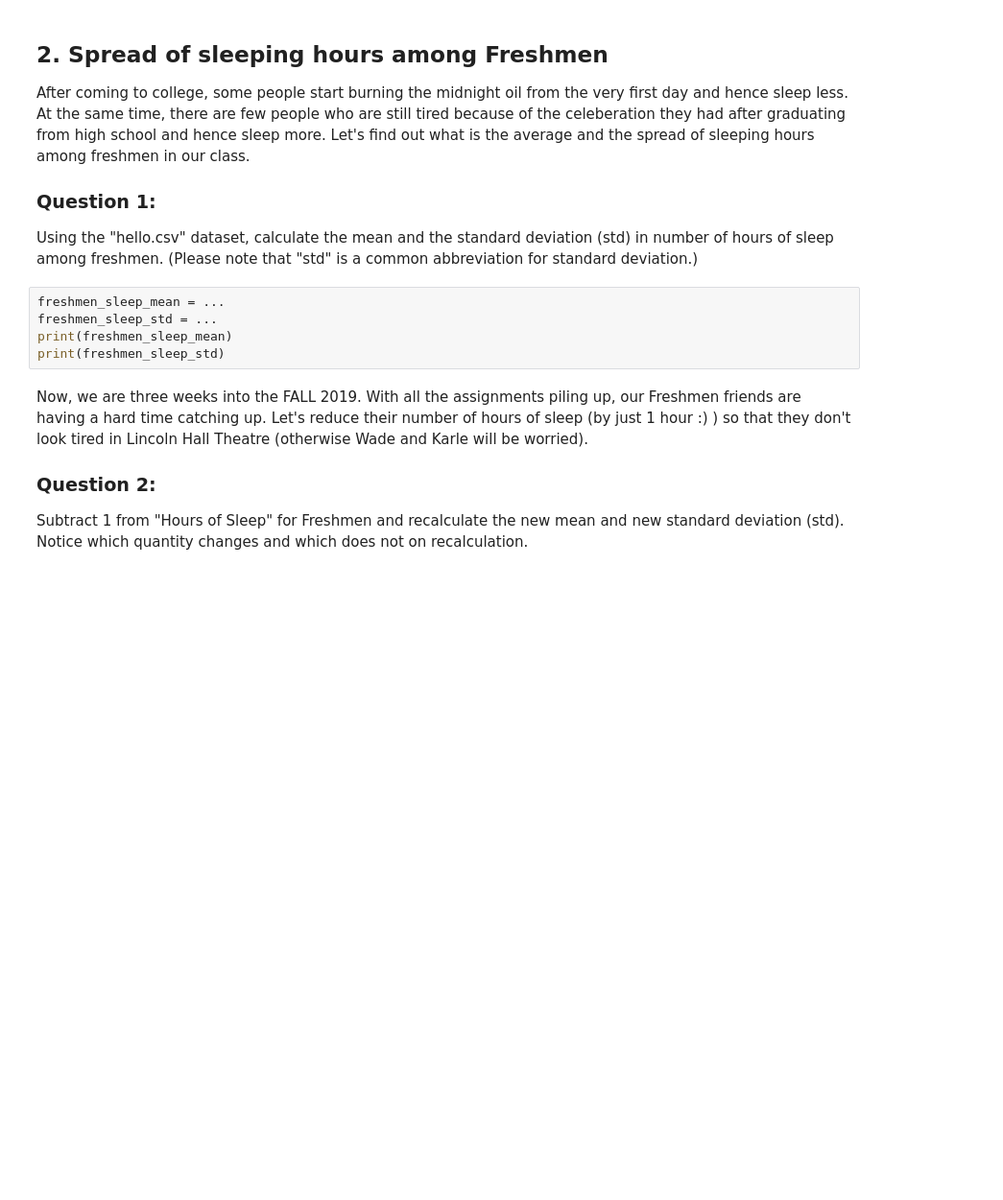
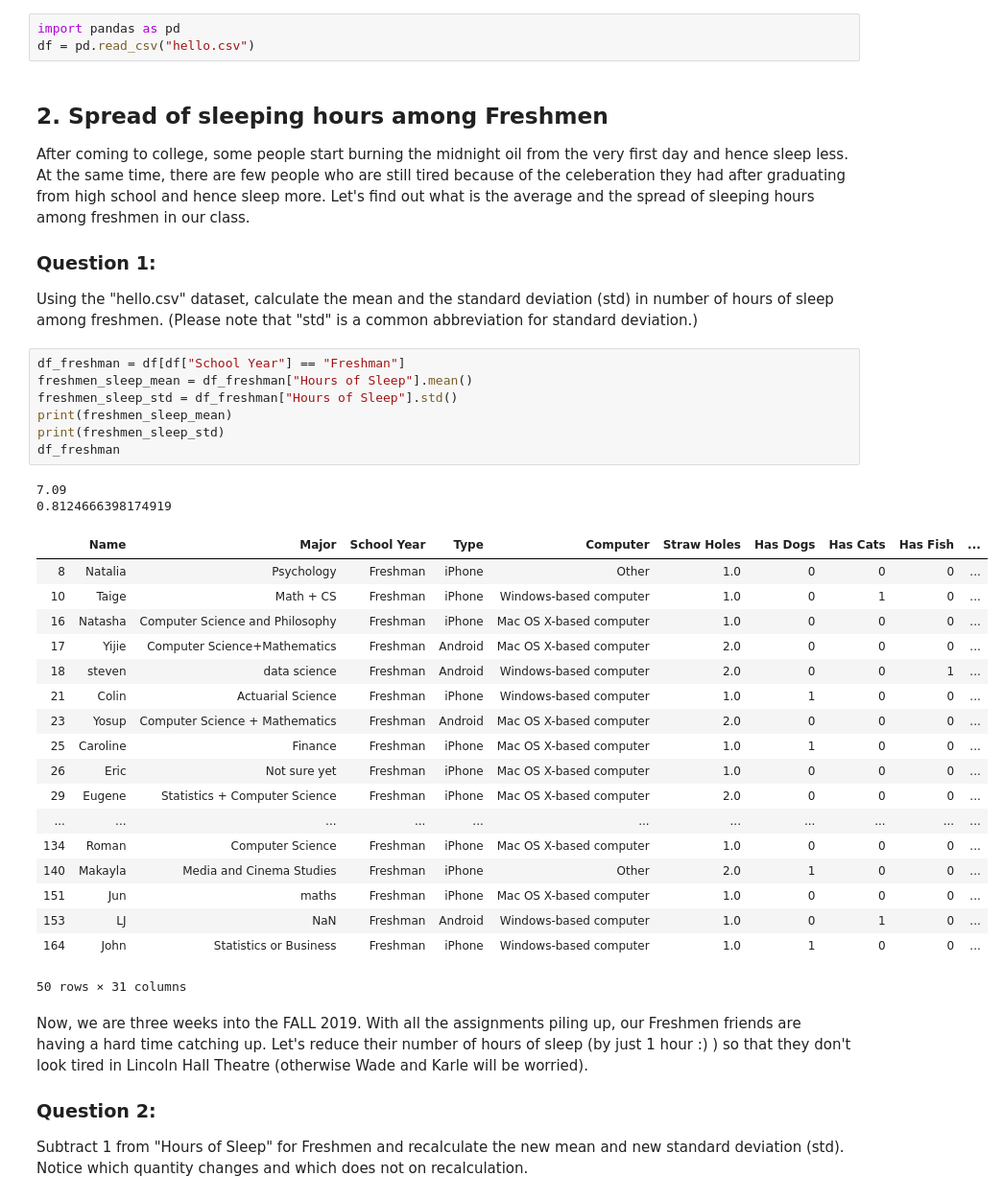
Before and after one commit to ddahiya3/data-science, a Jupyter notebook: ec8/ec8.ipynb, the cells around one changed output. Shown: that part at 96% size. Cells and saved outputs as stored; diff of their text form; blank space fills up the shorter version.

```diff
--- a/ec8/ec8.ipynb
+++ b/ec8/ec8.ipynb
@@ -10,6 +10,9 @@ This notebook is worth +1 if turned in before 11:30am on **Friday, Sept. 13** *(
 For this notebook, we will use the "Hello" dataset -- as we did in lecture -- to answer a few questions on working with columns.
 
 Using your @illinois.edu address, you can access the "Hello" dataset here: https://docs.google.com/spreadsheets/d/1LB4E89GoVi5yezEfHhopbI5BMxodSG7VvoznkaAkMAQ/edit#gid=0
+# %%
+import pandas as pd
+df = pd.read_csv("hello.csv")
 # %% [markdown]
 ## 2. Spread of sleeping hours among Freshmen
 After coming to college, some people start burning the midnight oil from the very first day and hence sleep less. At the same time, there are few people who are still tired because of the celeberation they had after graduating from high school and hence sleep more. Let's find out what is the average and the spread of sleeping hours among freshmen in our class.
@@ -17,11 +20,34 @@ After coming to college, some people start burning the midnight oil from the ver
 ### Question 1:
 Using the "hello.csv" dataset, calculate the mean and the standard deviation (std) in number of hours of sleep among freshmen.
 (Please note that "std" is a common abbreviation for standard deviation.)
-# %%
-freshmen_sleep_mean = ...
-freshmen_sleep_std = ...
-print(freshmen_sleep_mean)
-print(freshmen_sleep_std)
+# %%
+df_freshman = df[df["School Year"] == "Freshman"]
+freshmen_sleep_mean = df_freshman["Hours of Sleep"].mean()
+freshmen_sleep_std = df_freshman["Hours of Sleep"].std()
+print(freshmen_sleep_mean)
+print(freshmen_sleep_std)
+df_freshman
+# %% [output]
+7.09
+0.8124666398174919
+|  | Name | Major | School Year | Type | Computer | Straw Holes | Has Dogs | Has Cats | Has Fish | ... |
+| 8 | Natalia | Psychology | Freshman | iPhone | Other | 1.0 | 0 | 0 | 0 | ... |
+| 10 | Taige | Math + CS | Freshman | iPhone | Windows-based computer | 1.0 | 0 | 1 | 0 | ... |
+| 16 | Natasha | Computer Science and Philosophy | Freshman | iPhone | Mac OS X-based computer | 1.0 | 0 | 0 | 0 | ... |
+| 17 | Yijie | Computer Science+Mathematics | Freshman | Android | Mac OS X-based computer | 2.0 | 0 | 0 | 0 | ... |
+| 18 | steven | data science | Freshman | Android | Windows-based computer | 2.0 | 0 | 0 | 1 | ... |
+| 21 | Colin | Actuarial Science | Freshman | iPhone | Windows-based computer | 1.0 | 1 | 0 | 0 | ... |
+| 23 | Yosup | Computer Science + Mathematics | Freshman | Android | Mac OS X-based computer | 2.0 | 0 | 0 | 0 | ... |
+| 25 | Caroline | Finance | Freshman | iPhone | Mac OS X-based computer | 1.0 | 1 | 0 | 0 | ... |
+| 26 | Eric | Not sure yet | Freshman | iPhone | Mac OS X-based computer | 1.0 | 0 | 0 | 0 | ... |
+| 29 | Eugene | Statistics + Computer Science | Freshman | iPhone | Mac OS X-based computer | 2.0 | 0 | 0 | 0 | ... |
+| ... | ... | ... | ... | ... | ... | ... | ... | ... | ... | ... |
+| 134 | Roman | Computer Science | Freshman | iPhone | Mac OS X-based computer | 1.0 | 0 | 0 | 0 | ... |
+| 140 | Makayla | Media and Cinema Studies | Freshman | iPhone | Other | 2.0 | 1 | 0 | 0 | ... |
+| 151 | Jun | maths | Freshman | iPhone | Mac OS X-based computer | 1.0 | 0 | 0 | 0 | ... |
+| 153 | LJ | NaN | Freshman | Android | Windows-based computer | 1.0 | 0 | 1 | 0 | ... |
+| 164 | John | Statistics or Business | Freshman | iPhone | Windows-based computer | 1.0 | 1 | 0 | 0 | ... |
+50 rows × 31 columns
 # %% [markdown]
 Now, we are three weeks into the FALL 2019. With all the assignments piling up, our Freshmen friends are having a hard time catching up. Let's reduce their number of hours of sleep (by just 1 hour :) ) so that they don't look tired in Lincoln Hall Theatre (otherwise Wade and Karle will be worried).
 
```
Also changed, not shown: parts of 3 cells of this notebook.
